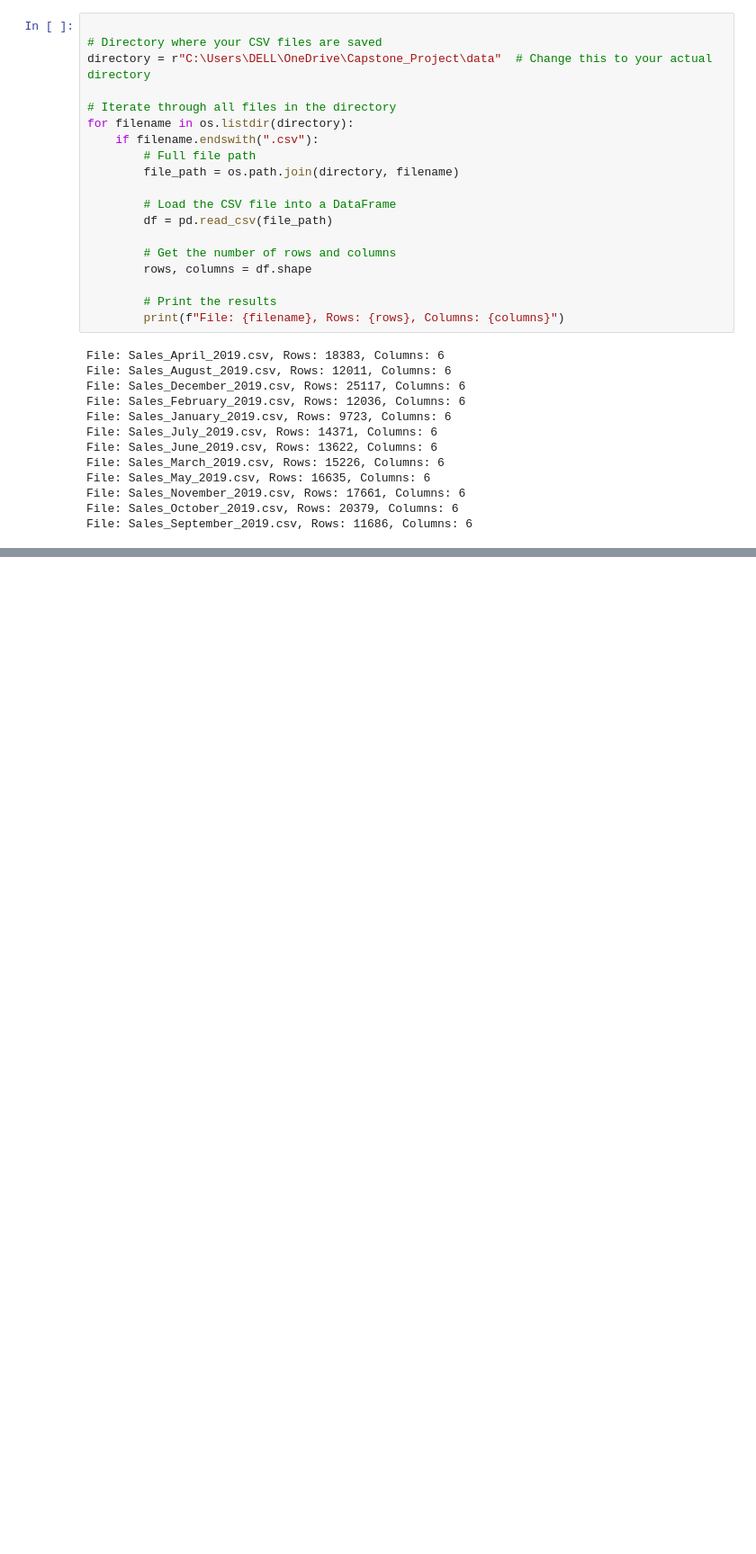
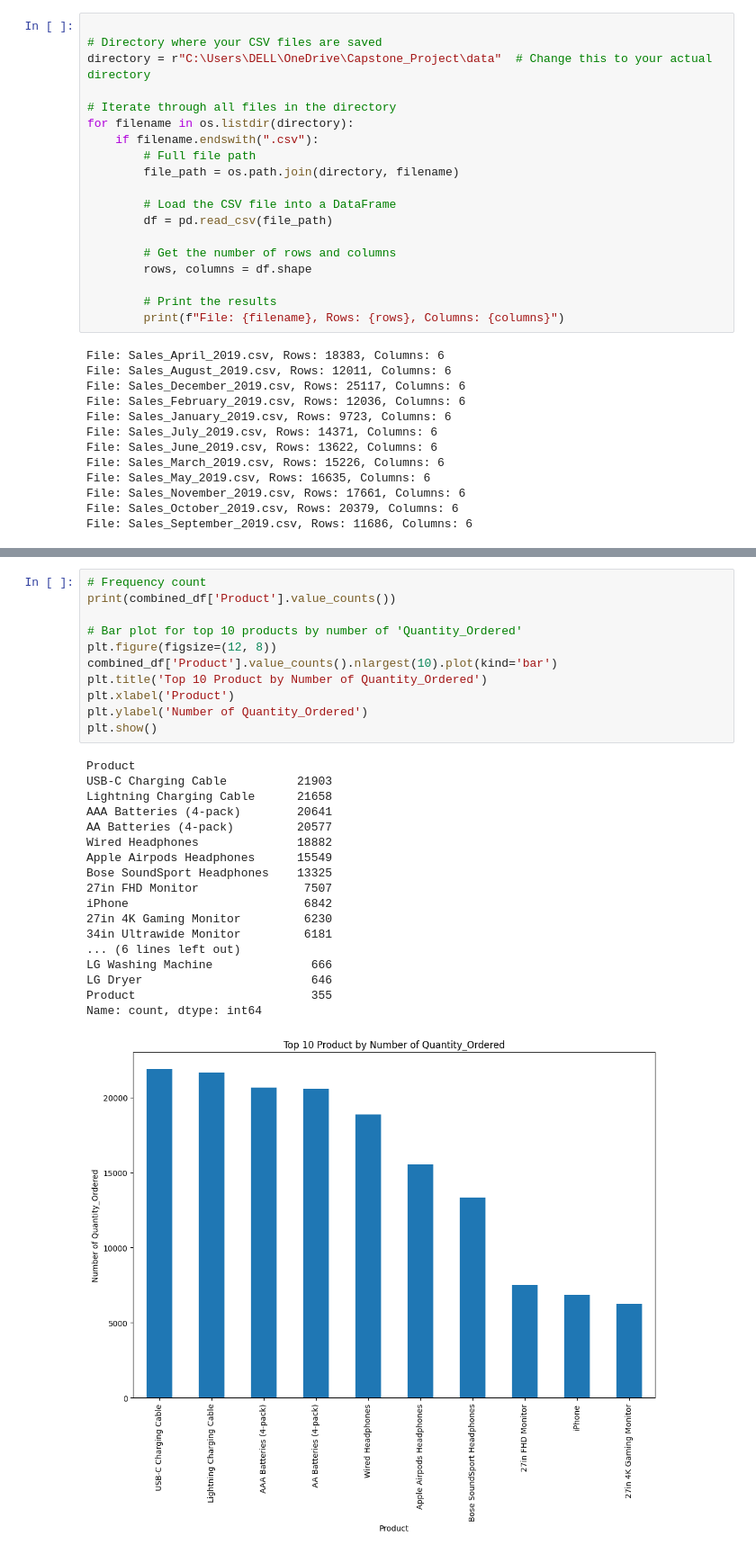
Before and after one commit to rmaritim/PRODIGY-DS-01, a Jupyter notebook: main.ipynb, the cells around one changed output, grey strips where cells are left out. Shown at 90% size. Saved outputs shown, nothing was run; the diff lists cells and outputs as text; blank space fills up the shorter version.

```diff
--- a/main.ipynb
+++ b/main.ipynb
@@ -123,0 +281,30 @@ File: Sales_September_2019.csv, Rows: 11686, Columns: 6
+# %%
+# Frequency count
+print(combined_df['Product'].value_counts())
+
+# Bar plot for top 10 products by number of 'Quantity_Ordered'
+plt.figure(figsize=(12, 8))
+combined_df['Product'].value_counts().nlargest(10).plot(kind='bar')
+plt.title('Top 10 Product by Number of Quantity_Ordered')
+plt.xlabel('Product')
+plt.ylabel('Number of Quantity_Ordered')
+plt.show()
+# %% [output]
+Product
+USB-C Charging Cable          21903
+Lightning Charging Cable      21658
+AAA Batteries (4-pack)        20641
+AA Batteries (4-pack)         20577
+Wired Headphones              18882
+Apple Airpods Headphones      15549
+Bose SoundSport Headphones    13325
+27in FHD Monitor               7507
+iPhone                         6842
+27in 4K Gaming Monitor         6230
+34in Ultrawide Monitor         6181
+... (6 lines left out)
+LG Washing Machine              666
+LG Dryer                        646
+Product                         355
+Name: count, dtype: int64
+[figure, added]
```
Also changed, not shown: parts of 16 cells of this notebook.
